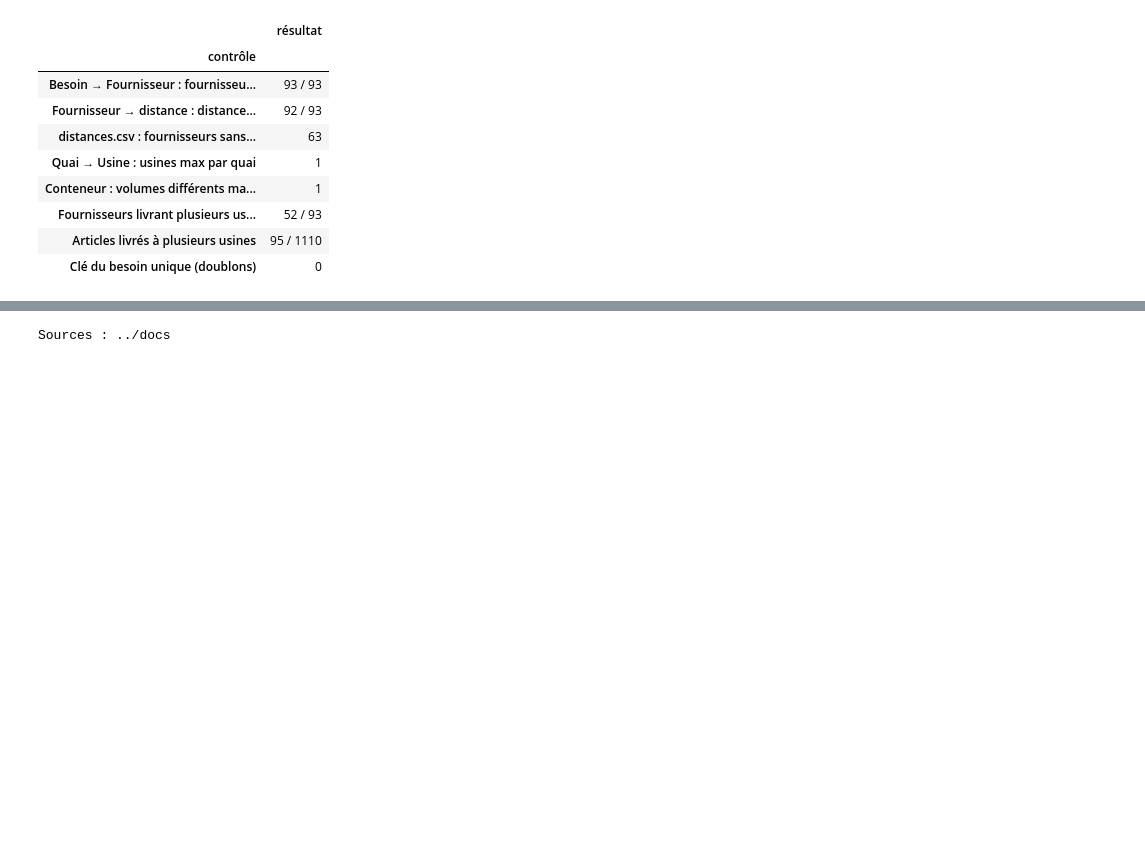
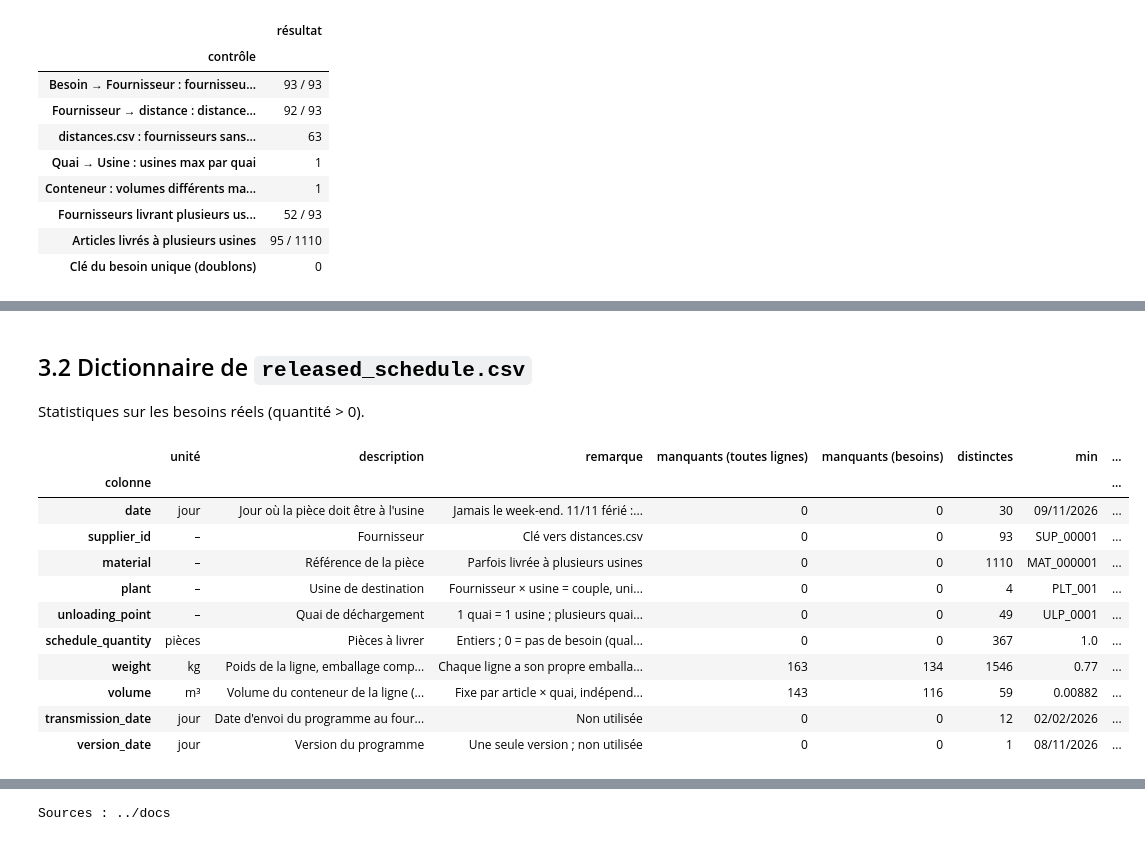
Before and after one commit to exauceh/delivery_schedule_optimization, a Jupyter notebook: milestone1/milestone1.ipynb, the cells around one changed output, grey strips where cells are left out. Saved outputs shown, nothing was run; the diff lists cells and outputs as text; code cells hidden in the pictures; blank space fills up the shorter version.

Commit message:
add dictionnaire

```diff
--- a/milestone1/milestone1.ipynb
+++ b/milestone1/milestone1.ipynb
@@ -329,0 +378,40 @@ pd.DataFrame(controles, columns=["contrôle", "résultat"]).set_index("contrôle
+# %% [markdown]
+## 3.2 Dictionnaire de `released_schedule.csv`
+Statistiques sur les besoins réels (quantité > 0).
+# %%
+definitions = pd.DataFrame([
+    ("date", "jour", "Jour où la pièce doit être à l'usine", "Jamais le week-end. 11/11 férié : livré avant"),
+    ("supplier_id", "–", "Fournisseur", "Clé vers distances.csv"),
+    ("material", "–", "Référence de la pièce", "Parfois livrée à plusieurs usines"),
+    ("plant", "–", "Usine de destination", "Fournisseur × usine = couple, unité de consolidation"),
+    ("unloading_point", "–", "Quai de déchargement", "1 quai = 1 usine ; plusieurs quais par camion (confirmé)"),
+    ("schedule_quantity", "pièces", "Pièces à livrer", "Entiers ; 0 = pas de besoin (qualité §1)"),
+    ("weight", "kg", "Poids de la ligne, emballage compris (confirmé)", "Chaque ligne a son propre emballage : part fixe + poids par pièce (qualité §4) ; manquants (qualité §5)"),
+    ("volume", "m³", "Volume du conteneur de la ligne (confirmé)", "Fixe par article × quai, indépendant de la quantité (3.2.1)"),
+    ("transmission_date", "jour", "Date d'envoi du programme au fournisseur (définition du cadrage)", "Non utilisée"),
+    ("version_date", "jour", "Version du programme", "Une seule version ; non utilisée"),
+], columns=["colonne", "unité", "description", "remarque"]).set_index("colonne")
+
+stats = pd.DataFrame({
+    "manquants (toutes lignes)": schedule.isna().sum(),
+    "manquants (besoins)": besoins.isna().sum(),
+    "distinctes": besoins.nunique(),
+    "min": besoins.min(numeric_only=False),
+    "max": besoins.max(numeric_only=False),
+})
+for c in ["min", "max"]:
+    stats[c] = stats[c].map(lambda v: f"{v:%d/%m/%Y}" if isinstance(v, pd.Timestamp) else v)
+definitions.join(stats)
+# %% [output]
+|  | unité | description | remarque | manquants (toutes lignes) | manquants (besoins) | distinctes | min | ... |
+| colonne |  |  |  |  |  |  |  | ... |
+| date | jour | Jour où la pièce doit être à l'usine | Jamais le week-end. 11/11 férié :... | 0 | 0 | 30 | 09/11/2026 | ... |
+| supplier_id | – | Fournisseur | Clé vers distances.csv | 0 | 0 | 93 | SUP_00001 | ... |
+| material | – | Référence de la pièce | Parfois livrée à plusieurs usines | 0 | 0 | 1110 | MAT_000001 | ... |
+| plant | – | Usine de destination | Fournisseur × usine = couple, uni... | 0 | 0 | 4 | PLT_001 | ... |
+| unloading_point | – | Quai de déchargement | 1 quai = 1 usine ; plusieurs quai... | 0 | 0 | 49 | ULP_0001 | ... |
+| schedule_quantity | pièces | Pièces à livrer | Entiers ; 0 = pas de besoin (qual... | 0 | 0 | 367 | 1.0 | ... |
+| weight | kg | Poids de la ligne, emballage comp... | Chaque ligne a son propre emballa... | 163 | 134 | 1546 | 0.77 | ... |
+| volume | m³ | Volume du conteneur de la ligne (... | Fixe par article × quai, indépend... | 143 | 116 | 59 | 0.00882 | ... |
+| transmission_date | jour | Date d'envoi du programme au four... | Non utilisée | 0 | 0 | 12 | 02/02/2026 | ... |
+| version_date | jour | Version du programme | Une seule version ; non utilisée | 0 | 0 | 1 | 08/11/2026 | ... |
```
Also changed, not shown: parts of 33 cells of this notebook, 1 other file.
